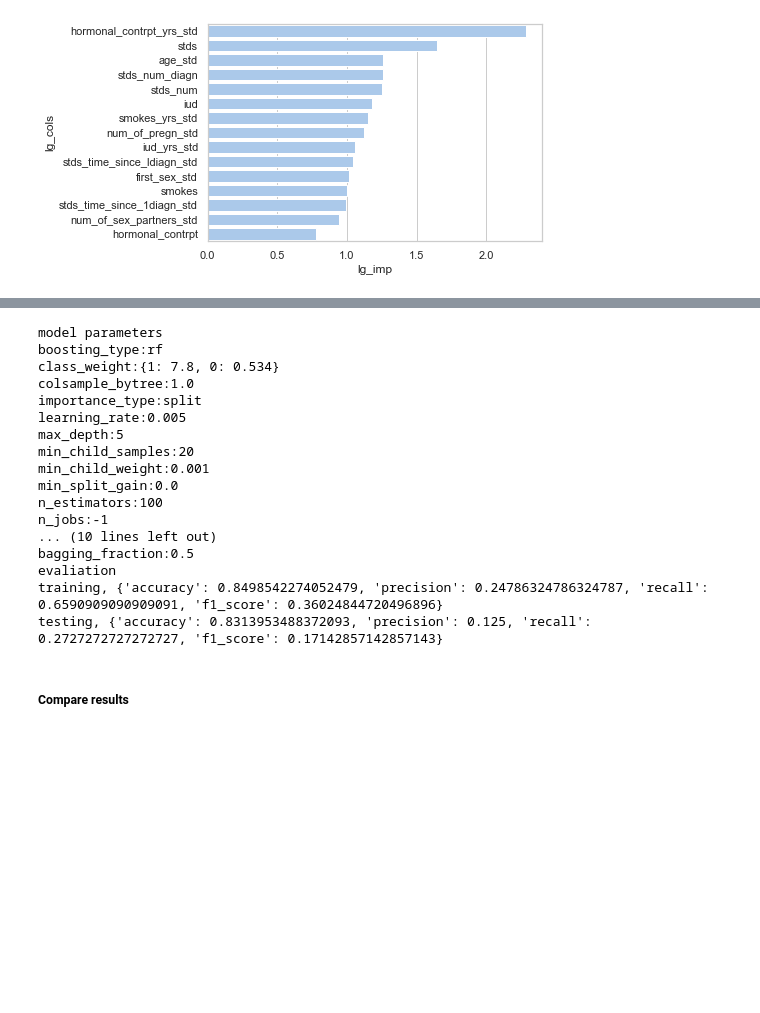
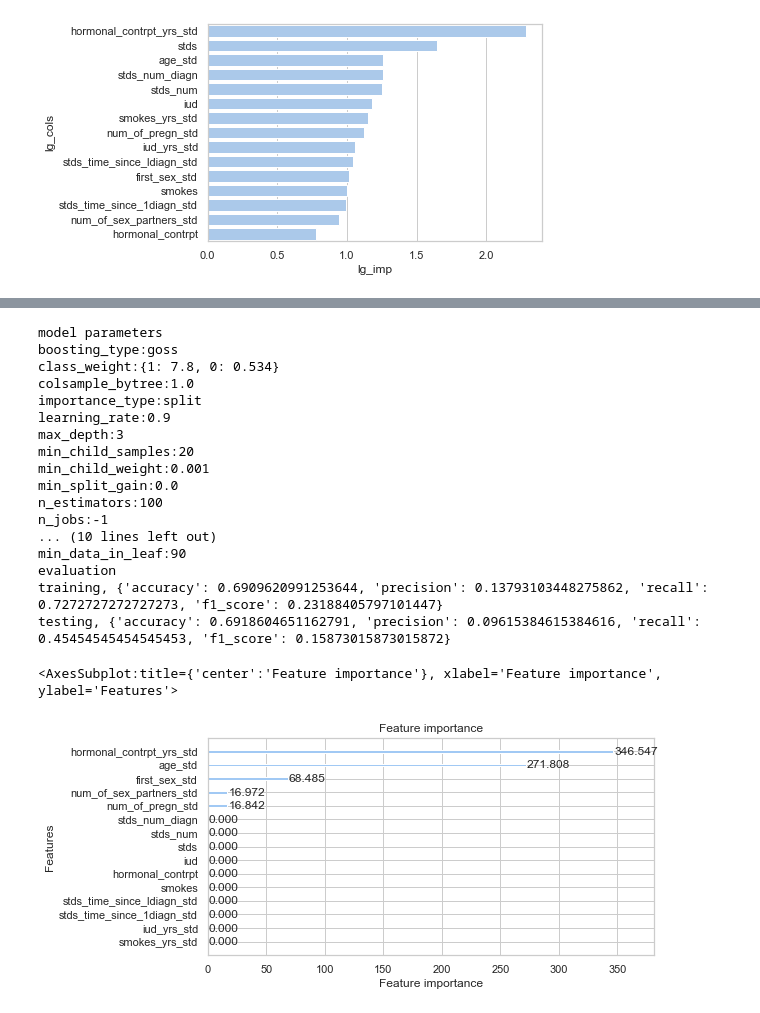
Before and after one commit to yuchen0908/explainable_ml, a Jupyter notebook: s4.3_cancer.ipynb, the cells around one changed output, grey strips where cells are left out. Saved outputs shown, nothing was run; the diff lists cells and outputs as text; code cells hidden in the pictures; blank space fills up the shorter version.

```diff
--- a/s4.3_cancer.ipynb
+++ b/s4.3_cancer.ipynb
@@ -285,25 +284,29 @@ sns.barplot(x="lg_imp", y="lg_cols", data=feature_importance\
 <li><a href='https://www.kaggle.com/code/prashant111/lightgbm-classifier-in-python/notebook'>Fine tuning LightGBM and dealing with Overfitting</a></li>
 </ul>
 # %%
+import warnings
+warnings.simplefilter(action='ignore')
+
 custom_scoring = make_scorer(precision_score, greater_is_better=True)
 #y_train_label = np.array(['Healthy' if item == 0 else 'Cancer' for item in y_train])
-rf_params = {
-    'max_depth':[5,10,15]
+gbt_params = {
+    'max_depth':[3,6,9,12,15]
     , 'learning_rate':[0.005, 0.01, 0.05, 0.1, 0.3, 0.6, 0.9]
-    , 'num_leaves':[10,15,20]
+    , 'num_leaves':[3,5,7]
+    , 'min_data_in_leaf':[90, 110, 130] # key factors to avoid over-fitting.
 }
-grid_rf = GridSearchCV(
+grid_gbt = GridSearchCV(
     estimator = LGBMClassifier(random_state=25
-        , boosting_type='rf'
+        , boosting_type='goss'
         , objective='binary'
         , class_weight = {1: 7.8, 0: 0.534}
-        , bagging_freq = 5
-        , bagging_fraction = 0.5
+        , reg_alpha=0.1
+        , verbose = -1
     ) # define our algorithm
-    , param_grid = rf_params  # define the metrics for searching
+    , param_grid = gbt_params  # define the metrics for searching
     , scoring = custom_scoring   # define the evaluation metrics
-    , verbose=0
+    , verbose = 0
 )
-grid_rf.fit(X=X_train, y=y_train, feature_name = feature_cols)
-rf_reg = grid_rf.best_estimator_
+grid_gbt.fit(X=X_train, y=y_train, feature_name = feature_cols)
+gbt_reg = grid_gbt.best_estimator_
 # %% [output]
@@ -327,28 +330,32 @@ rf_reg = grid_rf.best_estimator_
 # %%
 # export parameters
 print('model parameters')
-for k,v in rf_reg.get_params().items():
+for k,v in gbt_reg.get_params().items():
     print(f"{k}:{v}")
-print('evaliation')
-print("training, " + str(calc_metrics(rf_reg, X_train, y_train)))
-print("testing, " + str(calc_metrics(rf_reg, X_test, y_test)))
+print('evaluation')
+print("training, " + str(calc_metrics(gbt_reg, X_train, y_train)))
+print("testing, " + str(calc_metrics(gbt_reg, X_test, y_test)))
 # %% [output]
 model parameters
-boosting_type:rf
+boosting_type:goss
 class_weight:{1: 7.8, 0: 0.534}
 colsample_bytree:1.0
 importance_type:split
-learning_rate:0.005
-max_depth:5
+learning_rate:0.9
+max_depth:3
 min_child_samples:20
 min_child_weight:0.001
 min_split_gain:0.0
 n_estimators:100
 n_jobs:-1
 ... (10 lines left out)
-bagging_fraction:0.5
-evaliation
-training, {'accuracy': 0.8498542274052479, 'precision': 0.24786324786324787, 'recall': 0.6590909090909091, 'f1_score': 0.36024844720496896}
-testing, {'accuracy': 0.8313953488372093, 'precision': 0.125, 'recall': 0.2727272727272727, 'f1_score': 0.17142857142857143}
+min_data_in_leaf:90
+evaluation
+training, {'accuracy': 0.6909620991253644, 'precision': 0.13793103448275862, 'recall': 0.7272727272727273, 'f1_score': 0.23188405797101447}
+testing, {'accuracy': 0.6918604651162791, 'precision': 0.09615384615384616, 'recall': 0.45454545454545453, 'f1_score': 0.15873015873015872}
-# %% [markdown]
-<h5>Compare results</h5>
+# %%
+# plot feature importance
+plot_importance(gbt_reg, importance_type='gain', max_num_features=-1, ignore_zero=False, figsize=(8,4))
+# %% [output]
+<AxesSubplot:title={'center':'Feature importance'}, xlabel='Feature importance', ylabel='Features'>
+[figure, added]
```
Also changed, not shown: parts of 10 cells of this notebook.
